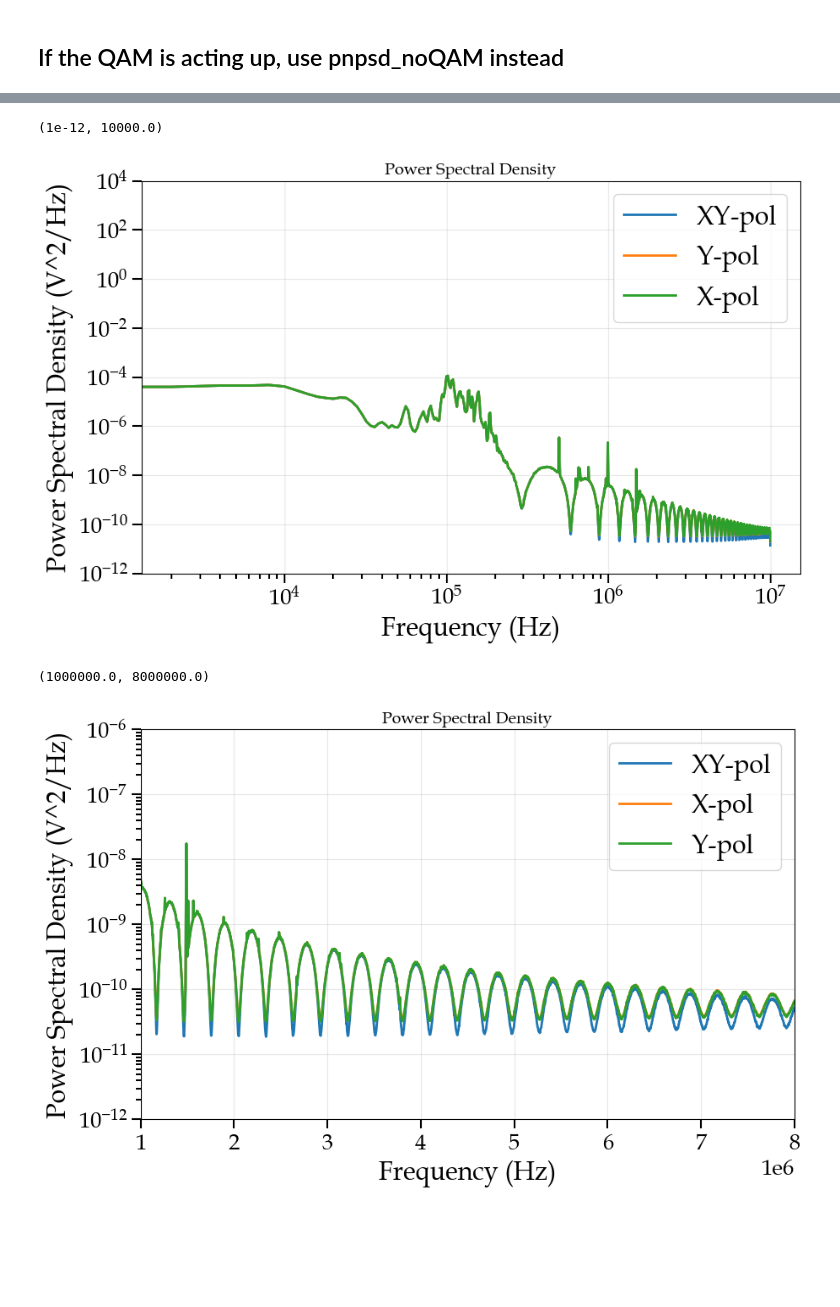
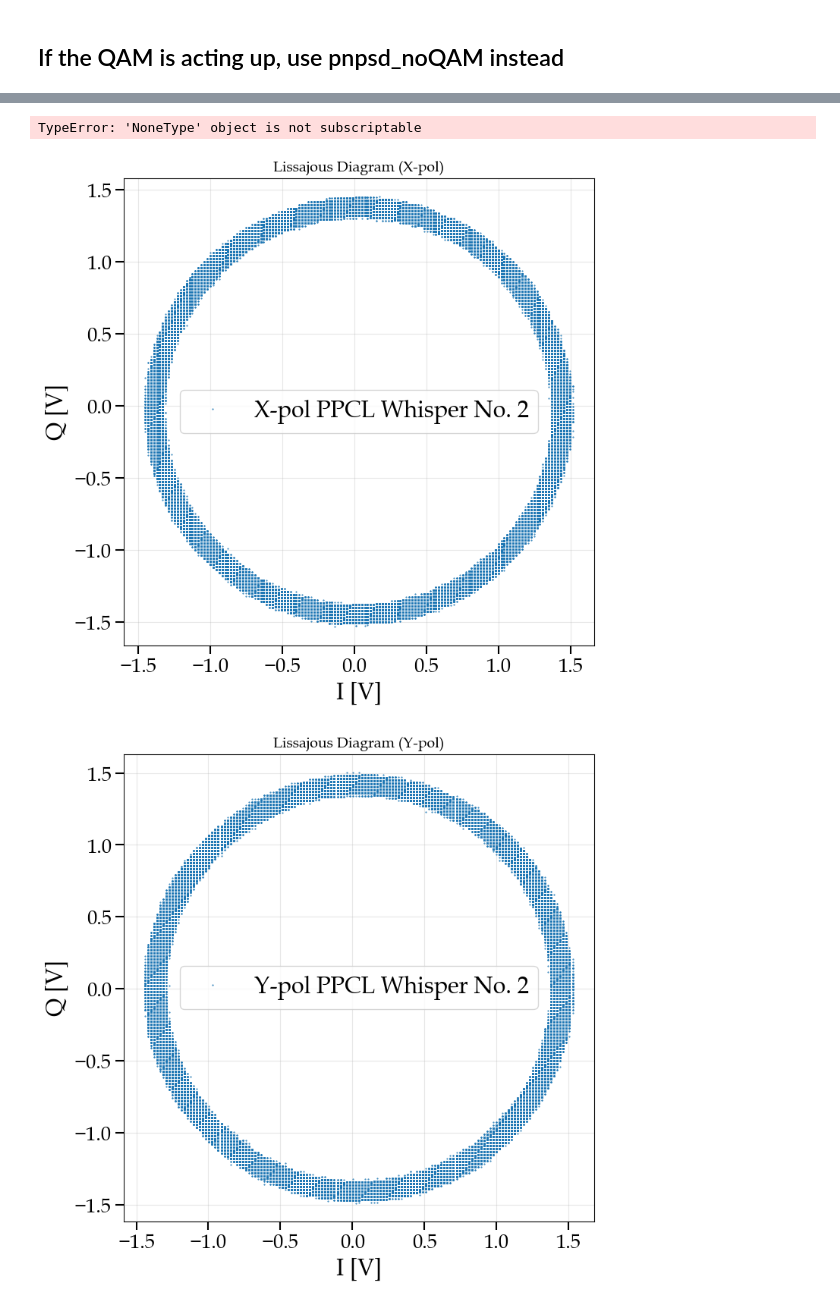
Before and after one commit to auphotonicLab/PICLab-narrow-linewidth, a Jupyter notebook: coherent-receiver/PN_analyzer.ipynb, the cells around one changed output, grey strips where cells are left out. Cells and saved outputs as stored; diff of their text form; code cells hidden in the pictures; blank space fills up the shorter version.

```diff
--- a/coherent-receiver/PN_analyzer.ipynb
+++ b/coherent-receiver/PN_analyzer.ipynb
@@ -338,0 +886,18 @@ def find_fsr(freq, pn_psd, FSR_est, upper_lim, peak_skips=0, show_detection = Fa
+# %%
+def save_figure(fig, folder, basename, suffix):
+    """
+    Save figure as PDF and SVG.
+    """
+
+    folder = Path(folder)
+    folder.mkdir(parents=True, exist_ok=True)
+
+    fig.savefig(
+        folder / f"{basename}_{suffix}.pdf",
+        bbox_inches="tight"
+    )
+
+    fig.savefig(
+        folder / f"{basename}_{suffix}.svg",
+        bbox_inches="tight"
+    )
@@ -341,5 +1035,21 @@ def find_fsr(freq, pn_psd, FSR_est, upper_lim, peak_skips=0, show_detection = Fa
 # %% [markdown]
 ## If the QAM is acting up, use pnpsd_noQAM instead
 # %%
-f_x, psd_x, f_y, psd_y, f_xy, psd_xy = pnpsd("PPCL_Whisper_14.11dBm_12.11+7.48dBm_20MSa_s_not_raw.Wfm", r"C:\Users\au617810\Downloads",2000)
+folder_dither = r"C:\Users\au617810\OneDrive - Aarhus universitet\O-drive - Jeppe\Coherent receiver\29_07_2026 HHI Data\HHI Coherent receiver\PPCL Dither"
+folder_whisper = r"C:\Users\au617810\OneDrive - Aarhus universitet\O-drive - Jeppe\Coherent receiver\29_07_2026 HHI Data\HHI Coherent receiver\PPCL Whisper"
+
+
+data_PPCL = {"Whisper": {}, "Dither": {}}
+
+
+for mode in ["Whisper","Dither"]:
+
+    folder = folder_whisper if mode == "Whisper" else folder_dither
+
+    for i in range(2, 3):
+        name = f"PPCL550_{mode}_14.66dBm_7.51+12.14dBm_no{i}.Wfm"
+
+        data = analyze_data(name, folder, 200,delay = 700, offset_handling=False)
+
+        data_PPCL[mode]["No. "+str(i)] = data if mode == "Whisper" else data_PPCL.update({name: data})
 # %% [output]
@@ -350,31 +1063,0 @@ Frequency resolution:  20000000.0
-# %%
-plt.figure(figsize=(10, 6))
-plt.loglog(f_xy, psd_xy, label = "XY-pol")
-plt.loglog(f_y, psd_y, label = "Y-pol")
-plt.loglog(f_x, psd_x, label = "X-pol")
-# plt.loglog(f_xy, psd_xy, label = "XY-pol",alpha=0.5)
-plt.xlabel("Frequency (Hz)")
-plt.ylabel("Power Spectral Density (V^2/Hz)")
-plt.title("Power Spectral Density")
-plt.legend()
-plt.grid(True)
-plt.ylim(1e-12, 1e4)
-# %% [output]
-(1e-12, 10000.0)
-[figure, removed]
-# %%
-plt.figure(figsize=(10, 6))
-plt.plot(f_xy, psd_xy, label = "XY-pol")
-plt.plot(f_x, psd_x, label = "X-pol")
-plt.plot(f_y, psd_y, label = "Y-pol")
-plt.xlabel("Frequency (Hz)")
-plt.ylabel("Power Spectral Density (V^2/Hz)")
-plt.title("Power Spectral Density")
-plt.legend()
-plt.grid(True)
-plt.yscale('log')
-plt.ylim(1e-12, 1e-6)
-plt.xlim(1e6, 8e6)
-# %% [output]
-(1000000.0, 8000000.0)
-[figure, removed]
@@ -382,0 +1064,10 @@ l
+# %%
+no = 2
+savefolder = r"C:\Users\au617810\OneDrive - Aarhus universitet\O-drive - Jeppe\Coherent receiver\29_07_2026_HHI_figures"
+for mode in ["Whisper", "Dither"]:
+
+    plot_analysis_overview(label_name=f"PPCL {mode} No. {no}", result=data_PPCL[mode]["No. "+str(no)], save_folder=savefolder)
+# %% [output]
+TypeError: 'NoneType' object is not subscriptable
+[figure, added]
+[figure, added]
```
Also changed, not shown: parts of 15 cells of this notebook, 2 other files.
